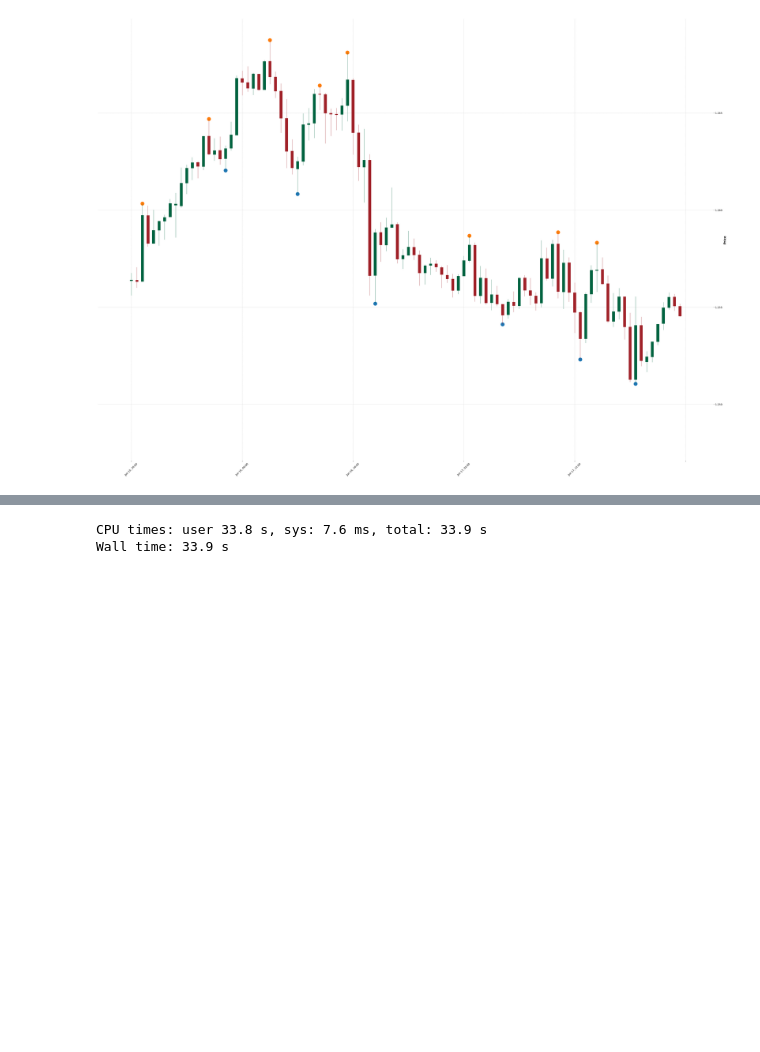
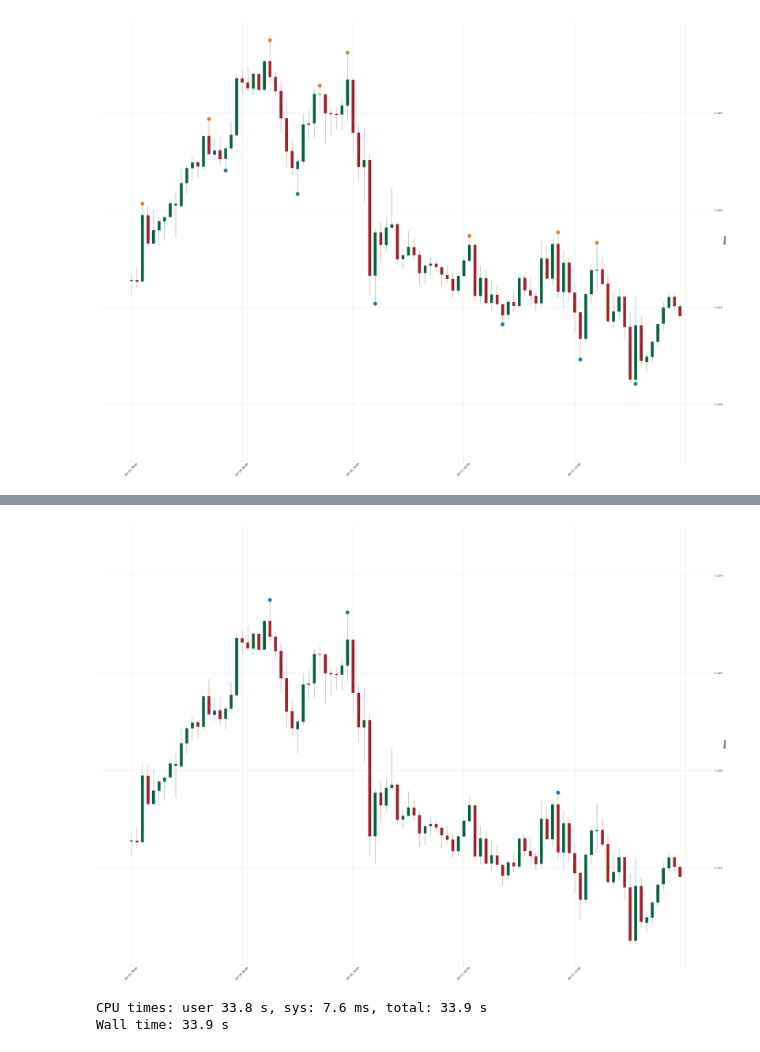
Before and after one commit to Mehrnoushhk/DeepLearning, a Jupyter notebook: PinAI.ipynb, the cells around one changed output, grey strips where cells are left out. Cells and saved outputs as stored; diff of their text form; code cells hidden in the pictures; blank space fills up the shorter version.

```diff
--- a/PinAI.ipynb
+++ b/PinAI.ipynb
@@ -174,3 +178,8 @@ UnboundLocalError: local variable 'nextHighValue' referenced before assignment
+# %%
+adp2= mpl.make_addplot(data.iloc[data.shape[0]-100:, trendid], type= 'scatter', markersize= 200)
+mpl.plot(data.iloc[data.shape[0]-100: data.shape[0],:], type= 'candle', style= 'charles', figscale= 6, addplot= adp2)
+# %% [output]
+[figure, added]
 # %%
 #The simplest performance meyric
 %%time
```
Also changed, not shown: parts of 3 cells of this notebook.
